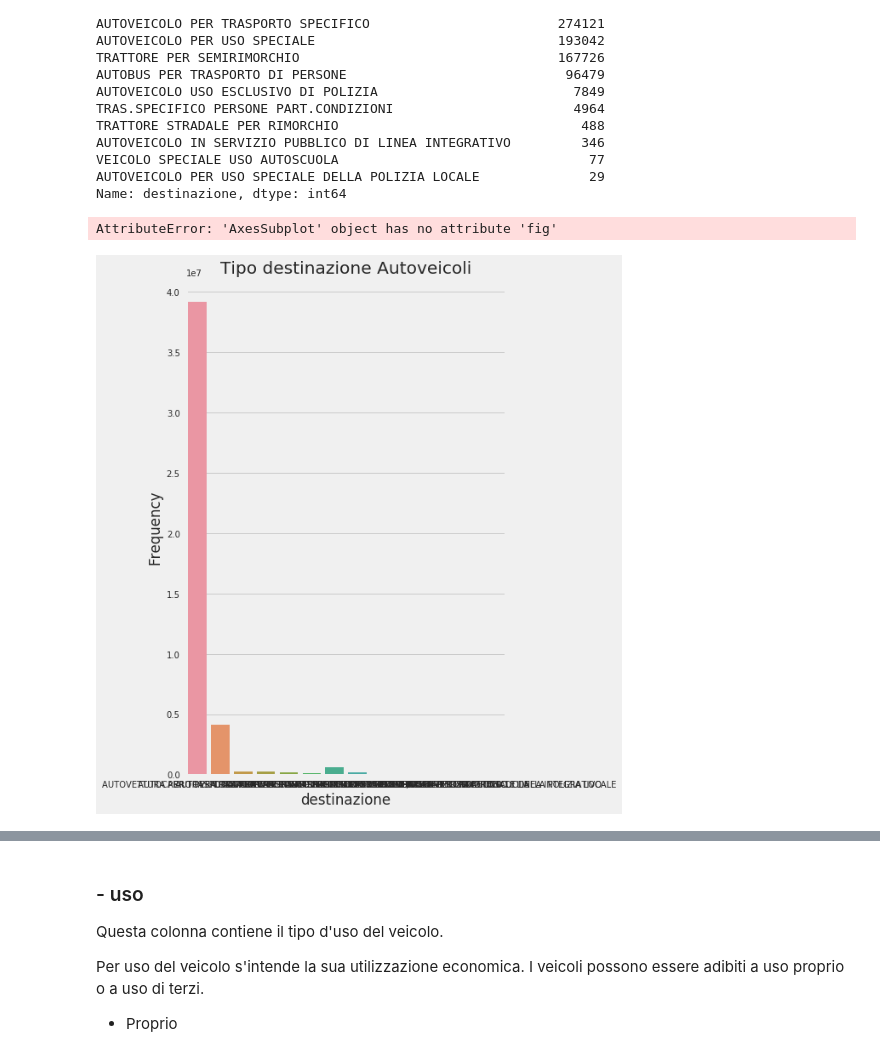
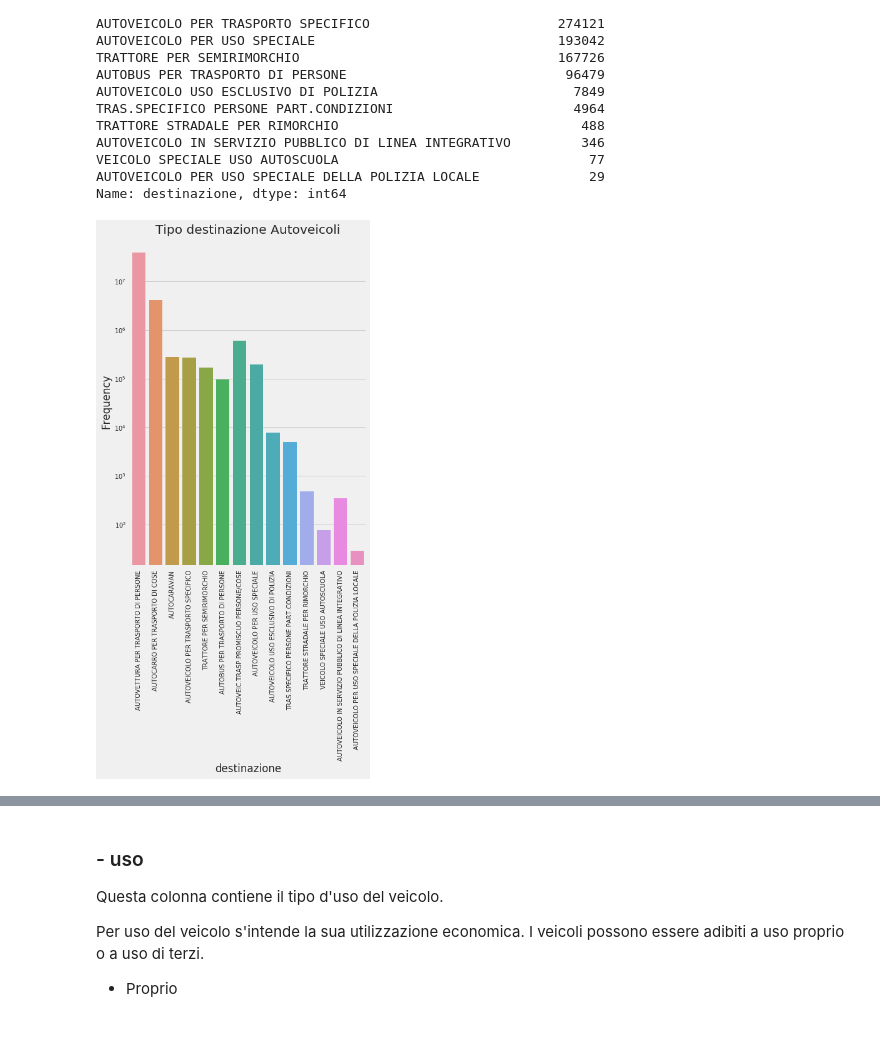
Before and after one commit to mariaclaudia/DAF_EDA_MIT_Patenti-ParcoMacchine, a Jupyter notebook: notebooks/1_MIT_Parco_Macchine_Ecologiche-Data_preparation.ipynb, the cells around one changed output, grey strips where cells are left out. Cells and saved outputs as stored; diff of their text form; code cells hidden in the pictures.

```diff
--- a/notebooks/1_MIT_Parco_Macchine_Ecologiche-Data_preparation.ipynb
+++ b/notebooks/1_MIT_Parco_Macchine_Ecologiche-Data_preparation.ipynb
@@ -32,10 +32,14 @@ In particolare verrà filtrato il campo "alimentazione" per i seguenti valori:
 - 'IBRIDO GASOLIO/ELETTRICO'
 # %%
 %matplotlib inline
+import datetime
 import csv
+import os
+import glob
 import numpy as np
 import scipy.stats as sp
 import pandas as pd
+import missingno as msno
 import matplotlib as mpl
 import matplotlib.cm as cm
 import matplotlib.pyplot as plt
@@ -46,7 +50,7 @@ pd.set_option('display.width', 500)
 pd.set_option('display.max_columns', 200)
 pd.set_option('display.notebook_repr_html', True)
 
-mpl.rcParams['figure.figsize'] = (6.0, 10.0)
+mpl.rcParams['figure.figsize'] = (14.0, 9.0)
 
 sns.set_context("notebook")
 sns.set()
@@ -275,12 +246,13 @@ Name: destinazione, dtype: int64
 # %%
 ax = sns.countplot(x="destinazione",  data=auto)
 ax.set_title("Tipo destinazione Autoveicoli")
 ax.set_ylabel("Frequency")
-
-ax.fig.get_axes()[0].set_yscale('log')
+ax.set_xticklabels(ax.get_xticklabels(),rotation=90)
+sns.despine()
+plt.ticklabel_format(style='plain', axis='y')
+ax.figure.get_axes()[0].set_yscale('log')
 # %% [output]
-AttributeError: 'AxesSubplot' object has no attribute 'fig'
-[figure, old version]
+[figure, new version]
 # %%
 ax = sns.countplot(x="destinazione",  data=moto)
 ax.set_title("Tipo destinazione Motoveicoli")
```
Also changed, not shown: parts of 79 cells of this notebook.
